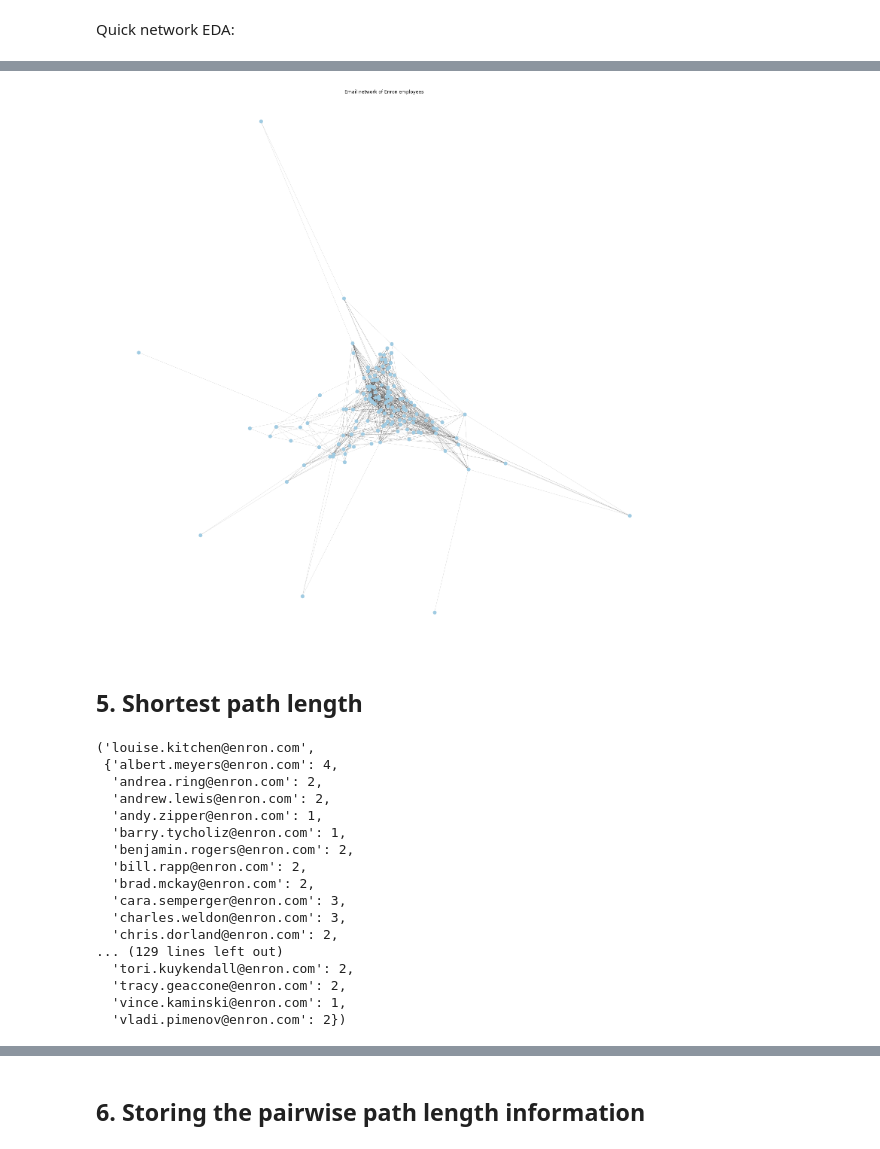
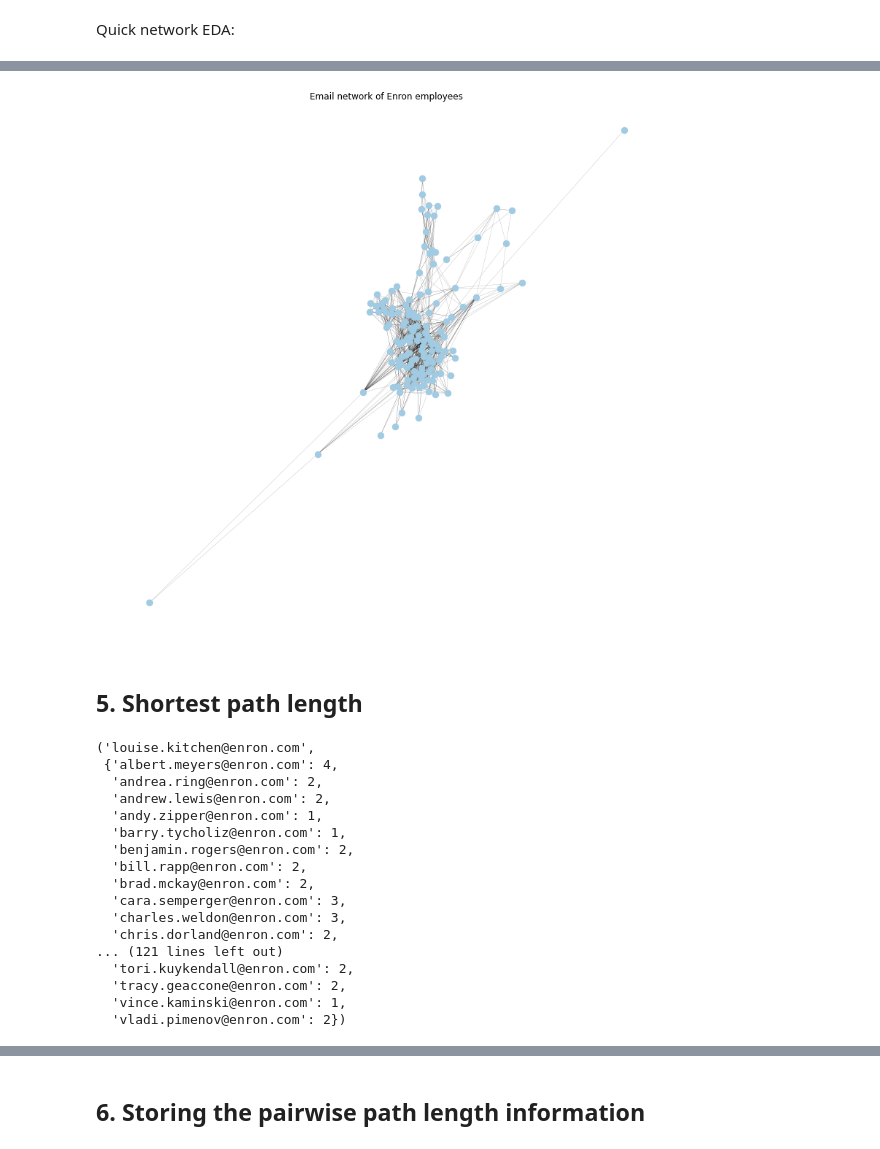
Before and after one commit to margeumkim/BRIDGEMAIL, a Jupyter notebook: 01_network_analysis.ipynb, the cells around one changed output, grey strips where cells are left out. Saved outputs shown, nothing was run; the diff lists cells and outputs as text; code cells hidden in the pictures.

```diff
--- a/01_network_analysis.ipynb
+++ b/01_network_analysis.ipynb
@@ -192,9 +198,10 @@ address_user_df.to_csv('address_user_df.csv', index=True)
 137
 # %%
 # Clean up the edgelist -- i.e., keep only those addresses that were successfully matched with 150 enron account user-name
-address_to_keep = set(from_folder_nodups['From']).union(set(to_folder_nodups['To']))
+address_to_keep = list(set(address_user_df['address']))
 enron_edgelist_cleaned_df = enron_edgelist_df[enron_edgelist_df['From'].isin(address_to_keep)]
 enron_edgelist_cleaned_df = enron_edgelist_cleaned_df[enron_edgelist_cleaned_df['To'].isin(address_to_keep)]
 print ("Left with "+ str(len(enron_edgelist_cleaned_df)) +" messages")
+print(len(set(enron_edgelist_cleaned_df['From'])))
 enron_edgelist_cleaned_df.head()
 # %% [output]
@@ -275,14 +283,14 @@ plt.show()
 # %%
 # Let's draw the network map
 nx.draw(G, node_color='#a0CBE2', with_labels=False, arrows = False,
-        node_size=80, edge_cmp=plt.cm.Blues,
+        node_size=70, edge_cmp=plt.cm.Blues,
         width=0.1,
         pos=nx.fruchterman_reingold_layout(G))   # FR gives most sensible graph
 plt.title('Email network of Enron employees')
 plt.rcParams["figure.figsize"]=20, 20
 plt.show()
 # %% [output]
-[figure, old version]
+[figure, new version]
 # %% [markdown]
 ## 5. Shortest path length
 # %%
@@ -302,7 +310,7 @@ pl_list[6]   # This gives, for the 7th person on my node list, pairwise path-len
   'cara.semperger@enron.com': 3,
   'charles.weldon@enron.com': 3,
   'chris.dorland@enron.com': 2,
-... (129 lines left out)
+... (121 lines left out)
   'tori.kuykendall@enron.com': 2,
   'tracy.geaccone@enron.com': 2,
   'vince.kaminski@enron.com': 1,
```
Also changed, not shown: parts of 10 cells of this notebook.
